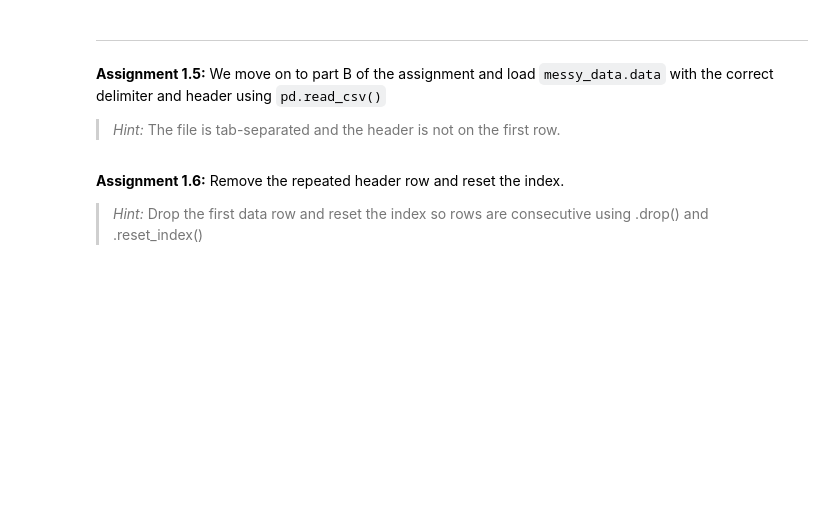
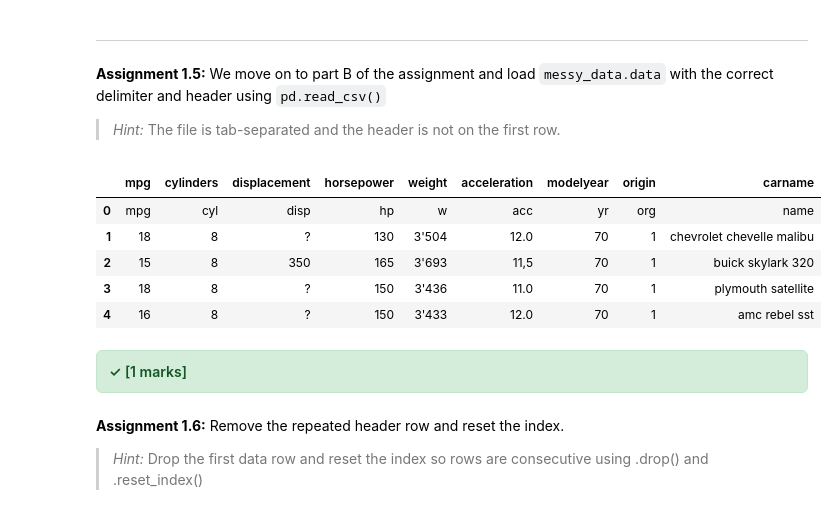
Before and after one commit to NicolaiNielsen/02452exercises, a Jupyter notebook: week1/exercise1.ipynb, the cells around one changed output. Cells and saved outputs as stored; diff of their text form; code cells hidden in the pictures; blank space fills up the shorter version.

Commit message:
assignment 1 finished

```diff
--- a/week1/exercise1.ipynb
+++ b/week1/exercise1.ipynb
@@ -958,12 +1000,16 @@ with utils.marks(2, auto=False, visible=False):
 **Assignment 1.5:** We move on to part B of the assignment and load `messy_data.data` with the correct delimiter and header using `pd.read_csv()`
 > *Hint:* The file is tab-separated and the header is not on the first row.
 # %%
-# Assignment 1.5
-# YOUR CODE HERE
-raise NotImplementedError()
-
+messy_data = pd.read_csv("data/messy_data/messy_data.data", header=1,  sep="\t")
 # Let's inspect the data frame and make sure it loaded correctly
 messy_data.head()
+# %% [output]
+|  | mpg | cylinders | displacement | horsepower | weight | acceleration | modelyear | origin | carname |
+| 0 | mpg | cyl | disp | hp | w | acc | yr | org | name |
+| 1 | 18 | 8 | ? | 130 | 3'504 | 12.0 | 70 | 1 | chevrolet chevelle malibu |
+| 2 | 15 | 8 | 350 | 165 | 3'693 | 11,5 | 70 | 1 | buick skylark 320 |
+| 3 | 18 | 8 | ? | 150 | 3'436 | 11.0 | 70 | 1 | plymouth satellite |
+| 4 | 16 | 8 | ? | 150 | 3'433 | 12.0 | 70 | 1 | amc rebel sst |
 # %%
 # Visible test for messy_data load
 with utils.marks(1):
@@ -973,6 +1019,8 @@ with utils.marks(1):
         "horsepower", "weight", "acceleration",
         "modelyear", "origin", "carname",
     ]
+# %% [output]
+✓ [1 marks]
 # %% [markdown]
 **Assignment 1.6:** Remove the repeated header row and reset the index.
 > *Hint:* Drop the first data row and reset the index so rows are consecutive using .drop() and .reset_index()
```
Also changed, not shown: parts of 30 cells of this notebook, 1 other file.
